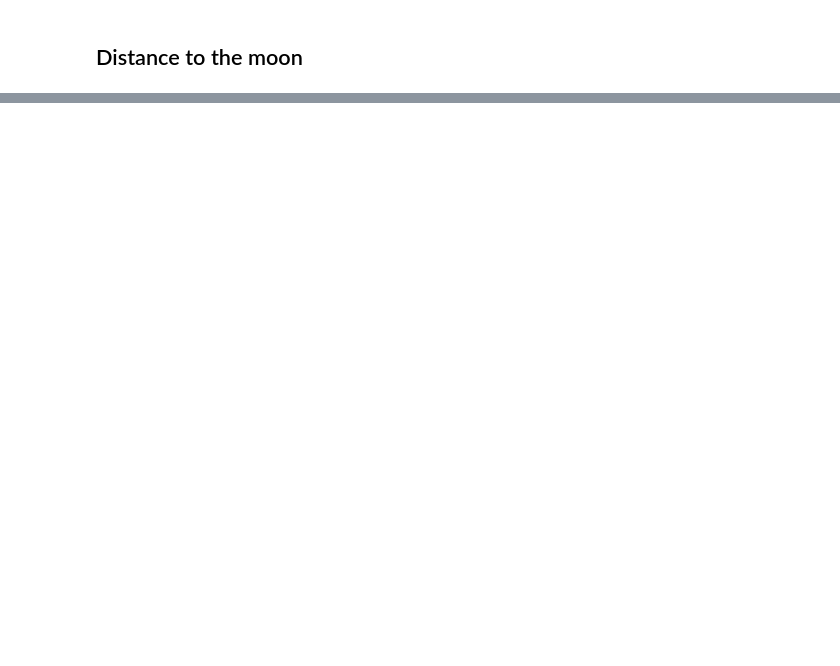
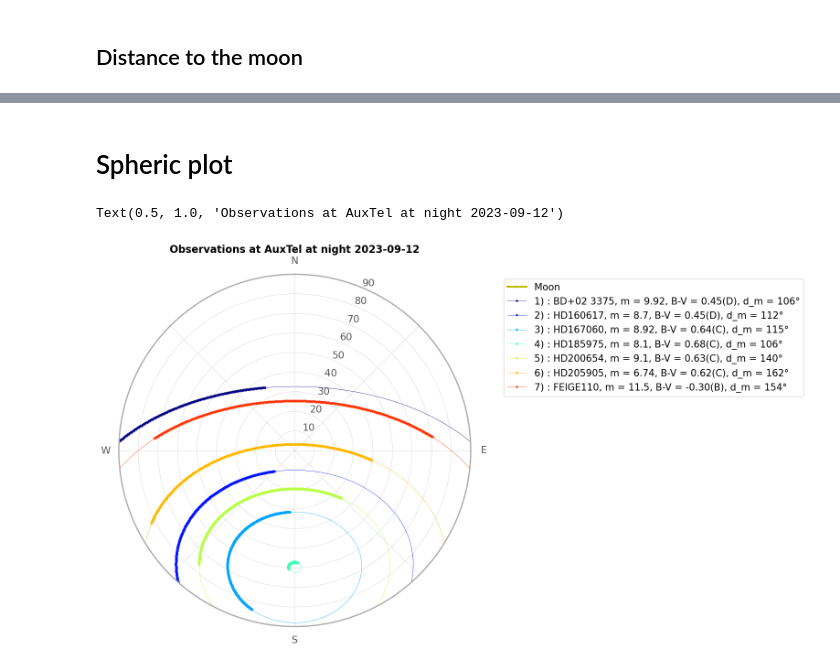
Before and after one commit to sylvielsstfr/AuxtelStarAlt, a Jupyter notebook: notebooks/2023-09-12/BuildVisibleCalspecList.ipynb, the cells around one changed output, grey strips where cells are left out. Saved outputs shown, nothing was run; the diff lists cells and outputs as text; code cells hidden in the pictures; blank space fills up the shorter version.

```diff
--- a/notebooks/2023-09-12/BuildVisibleCalspecList.ipynb
+++ b/notebooks/2023-09-12/BuildVisibleCalspecList.ipynb
@@ -551,0 +783,16 @@ plt.show()
+# %% [markdown]
+# Spheric plot
+# %%
+def makePolarPlot(azimuthsInDegrees, zenithAngles, marker=".",ax=None,
+                       title=None, color=None, objName=None,lw=0.5):
+    if ax==None:
+        _ = plt.figure(figsize=(20, 10))
+        ax = plt.subplot(111, polar=True)
+
+    ax.plot([a*np.pi/180 for a in azimuthsInDegrees], zenithAngles, marker, c=color, label=objName,lw=lw)
+    if title:
+        ax.set_title(title, va='bottom')
+    ax.set_theta_zero_location("N")
+    ax.set_theta_direction(-1)
+    ax.set_rlim(0, 90)
+    return ax
@@ -551,0 +801,64 @@ plt.show()
+# %%
+_ = plt.figure(figsize=(20, 10))
+
+ax = plt.subplot(111, polar=True)
+
+
+darkTimeIndex=[sunaltazs_evening_to_morning.alt < -18*u.deg]
+
+# compute zenith and azimuth angles
+moon_azimuthsInDegrees = Angle(moonaltazs_evening_to_morning.az).deg
+moon_zenithAngles = Angle(moonaltazs_evening_to_morning.zen).deg
+
+#ax=makePolarPlot(moon_azimuthsInDegrees, moon_zenithAngles,ax=ax, marker="--",color="y", title = None, lw=1)
+
+moon_azimuthsInDegreesNight=moon_azimuthsInDegrees[darkTimeIndex]
+moon_zenithAnglesNight=moon_zenithAngles[darkTimeIndex]
+ax=makePolarPlot(moon_azimuthsInDegreesNight, moon_zenithAnglesNight,ax=ax ,marker="*-",title=None, color = "y",objName="Moon",lw=3)
+
+
+# loop on selected targets in pandas dataframe t according rank order
+for index in range(NTargets):
+
+    # select the good row in pandas dataframe from time ordering
+    row = (t[t["rank_tmax"] == index]).iloc[0]
+
+
+    # get its tag
+    label = str(index+1) + ") : " + row["tag"]
+
+    # rank in all_target_altazs_evening_to_morning table
+    rank_num = row["rank_num"]
+    tmax = row["tmax"]
+    altmax = row["alt_max"]
+
+
+
+
+
+    # compute zenith and azimuth angles
+    azimuthsInDegrees=Angle(all_target_altazs_evening_to_morning[rank_num].az).deg
+    zenithAngles = Angle(all_target_altazs_evening_to_morning[rank_num].zen).deg
+
+    ax=makePolarPlot(azimuthsInDegrees, zenithAngles,ax=ax, marker="-",title=None, color=all_colors[index], lw=0.5)
+
+    azimuthsInDegreesNight=azimuthsInDegrees[darkTimeIndex]
+    zenithAnglesNight=zenithAngles[darkTimeIndex]
+    ax=makePolarPlot(azimuthsInDegreesNight, zenithAnglesNight,ax=ax ,marker="*-",title=None, color=all_colors[index],objName=label,lw=0.5)
+
+    thex=zenithAnglesNight[0]*np.sin( (azimuthsInDegreesNight[0]) *np.pi/180.)
+    they=zenithAnglesNight[0]*np.cos( (azimuthsInDegreesNight[0])*np.pi/180.)
+
+    #plt.text(thex, they,f'{rank}',color=all_colors[rank],fontsize=20)
+
+
+ax.legend(bbox_to_anchor=(1.08, 1), prop={'size': 15}, loc='upper left')
+ax.set_theta_zero_location("N")
+ax.set_theta_direction(-1)
+ax.set_rlim(0, 90)
+ax.set_xticklabels(['N', '', 'E', '', 'S', '', 'W', ''])
+title = "Observations at AuxTel at night " + night_obs_str.split(" ")[0]
+ax.set_title(title)
+# %% [output]
+Text(0.5, 1.0, 'Observations at AuxTel at night 2023-09-12')
+[figure, added]
```
Also changed, not shown: parts of 82 cells of this notebook, 3 other files.
